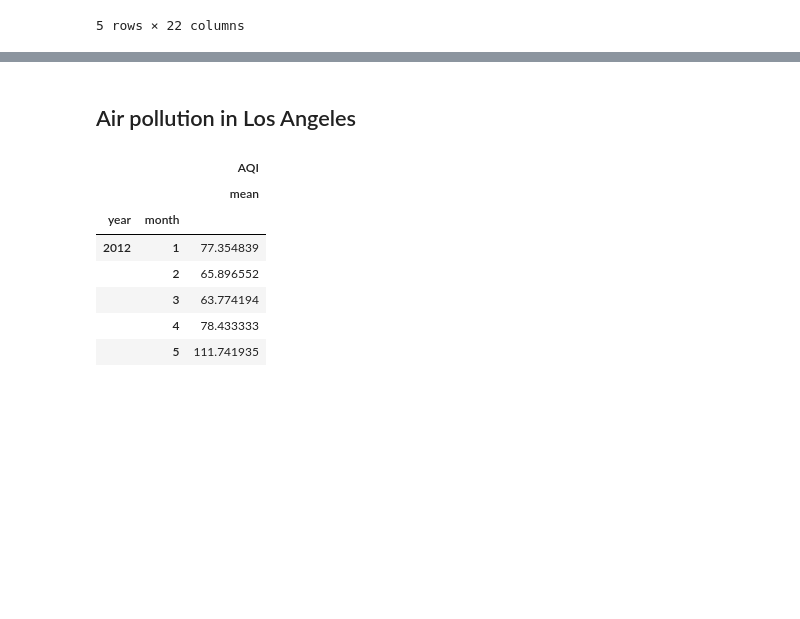
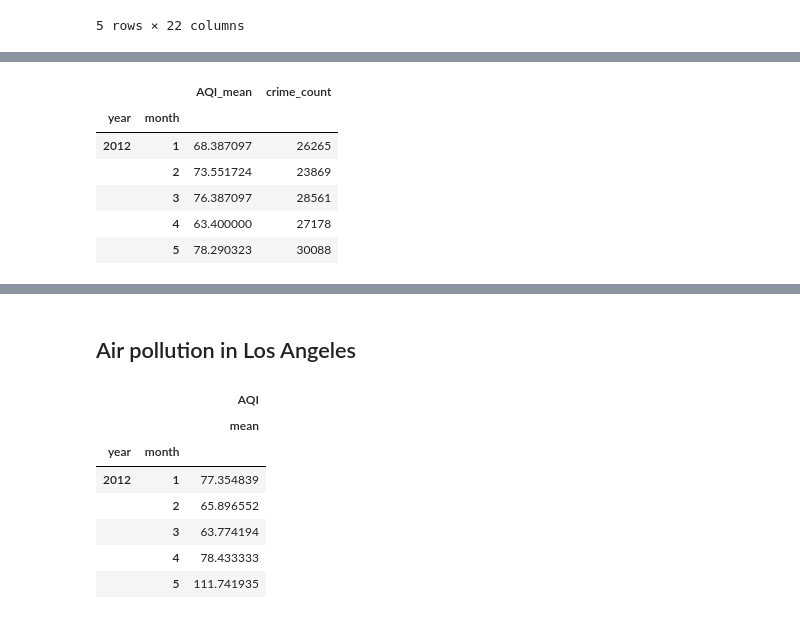
Before and after one commit to shuke1995/Final_Project, a Jupyter notebook: Air Pollution.ipynb, the cells around one changed output, grey strips where cells are left out. Drawn from its saved outputs; the diff is of its cells as text; code cells hidden in the pictures; blank space fills up the shorter version.

```diff
--- a/Air Pollution.ipynb
+++ b/Air Pollution.ipynb
@@ -110,8 +126,15 @@ chi_crime_per_month.head()
 # %%
 crime_airpollution = pd.merge(Chicago_airpollution, chi_crime_per_month,on=['year','month'])
 crime_airpollution.columns=['AQI_mean', 'crime_count']
-
-crime_airpollution
+crime_airpollution.head()
+# %% [output]
+|  |  | AQI_mean | crime_count |
+| year | month |  |  |
+| 2012 | 1 | 68.387097 | 26265 |
+|  | 2 | 73.551724 | 23869 |
+|  | 3 | 76.387097 | 28561 |
+|  | 4 | 63.400000 | 27178 |
+|  | 5 | 78.290323 | 30088 |
 # %%
 crime_airpollution.corr()
 plt.scatter(crime_airpollution.AQI_mean, crime_airpollution.crime_count)
```
Also changed, not shown: parts of 5 cells of this notebook.
